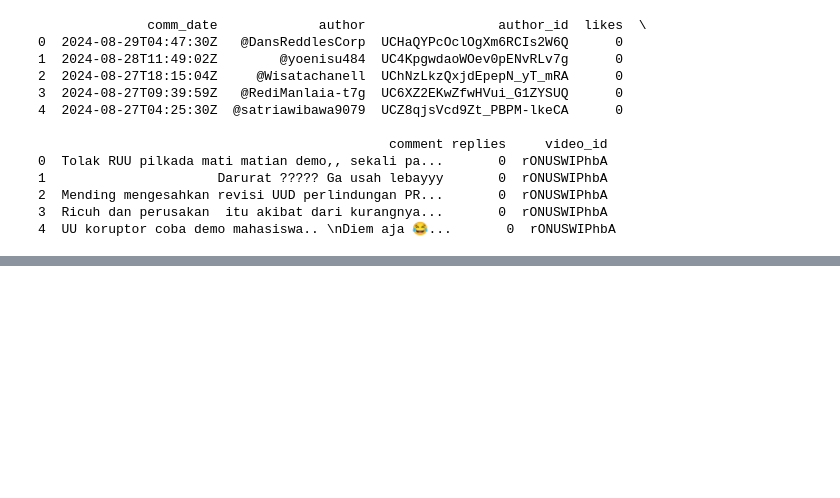
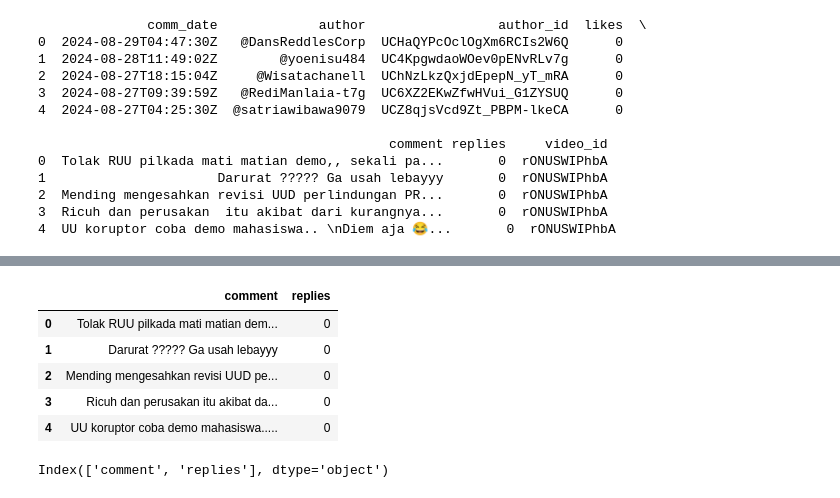
Before and after one commit to ulimamunas/SentimentAnalysis-Bengkod, a Jupyter notebook: sentiment.ipynb, the cells around one changed output, grey strips where cells are left out. Cells and saved outputs as stored; diff of their text form; code cells hidden in the pictures; blank space fills up the shorter version.

```diff
--- a/sentiment.ipynb
+++ b/sentiment.ipynb
@@ -112,0 +186,10 @@ print(data.head())
+# %%
+data_baru = pd.read_csv("C:/Users/user/Documents/GitHub/SentimentAnalysis-Bengkod/datasets/dataset_drop.csv", index_col=0)
+data_baru.head()
+# %% [output]
+|  | comment | replies |
+| 0 | Tolak RUU pilkada mati matian dem... | 0 |
+| 1 | Darurat ????? Ga usah lebayyy | 0 |
+| 2 | Mending mengesahkan revisi UUD pe... | 0 |
+| 3 | Ricuh dan perusakan itu akibat da... | 0 |
+| 4 | UU koruptor coba demo mahasiswa..... | 0 |
@@ -112,0 +207,4 @@ print(data.head())
+# %%
+print(data_baru.columns)
+# %% [output]
+Index(['comment', 'replies'], dtype='object')
```
Also changed, not shown: parts of 10 cells of this notebook.
